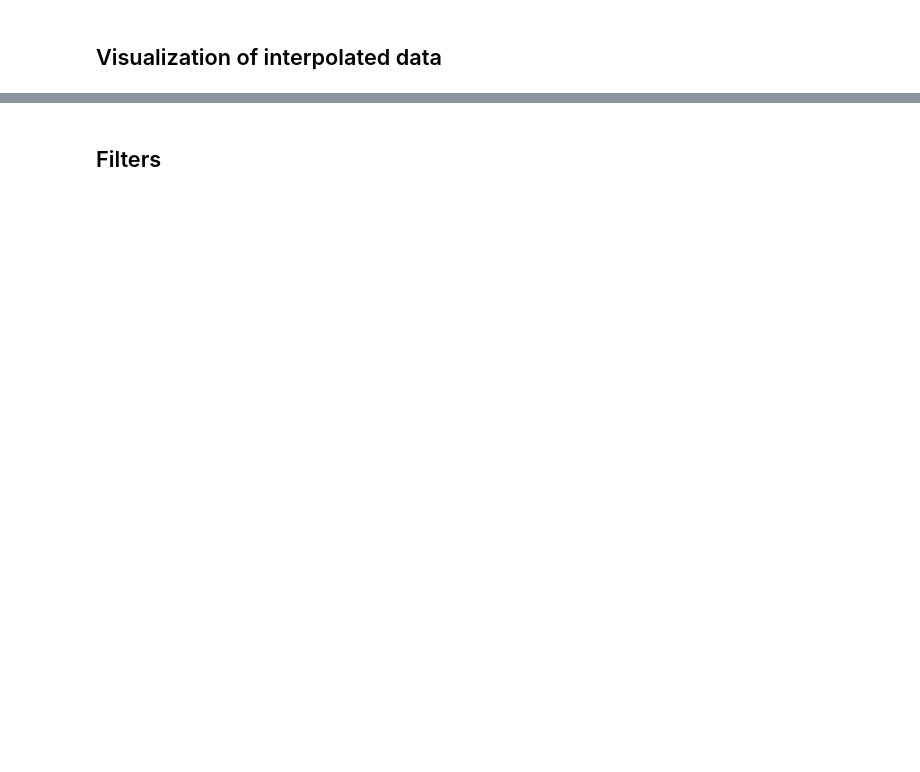
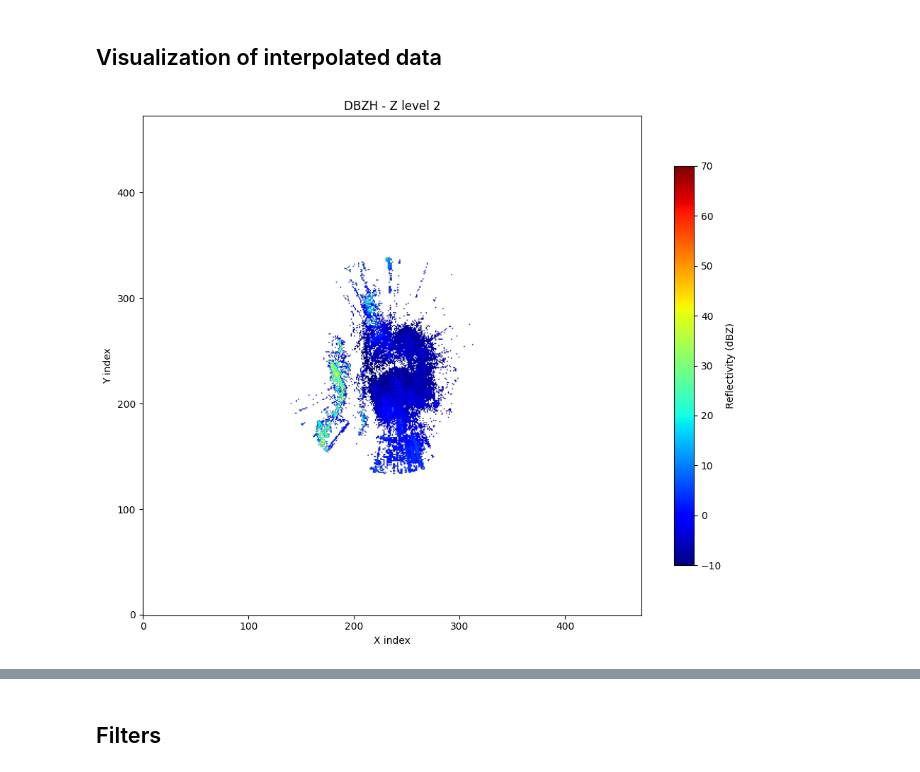
Before and after one commit to jgmarti84/gl-radarlib, a Jupyter notebook: examples/radar_grid/radar_grid_examples_with_visualization.ipynb, the cells around one changed output, grey strips where cells are left out. Cells and saved outputs as stored; diff of their text form; code cells hidden in the pictures; blank space fills up the shorter version.

```diff
--- a/examples/radar_grid/radar_grid_examples_with_visualization.ipynb
+++ b/examples/radar_grid/radar_grid_examples_with_visualization.ipynb
@@ -28,4 +23,4 @@ from radarlib.radar_grid import (
 )
 # %%
-geometry_dir = '/workspaces/radarlib/data/geometry/RMA1'
+geometry_dir = '/workspaces/radarlib/data/geometries/'
 os.listdir(geometry_dir)
@@ -31,0 +32,4 @@ os.listdir(geometry_dir)
+# %%
+netcdf_dir = "/workspaces/radarlib/app/data/radares/RMA1/netcdf/"
+# DEFAULT_RADAR_FILE = "./app/data/radares/RMA1/netcdf/RMA1_0315_01_20260318T141818Z.nc""
+os.listdir(netcdf_dir)
@@ -37,7 +59,7 @@ print("RADAR_GRID MODULE - INTERPOLATION")
 print("=" * 60)
 
 # Load radar
-file = '/workspaces/radarlib/data/radares/RMA1/netcdf/RMA1_0315_01_20251208T191648Z.nc'
+file = os.path.join(netcdf_dir, 'RMA1_0315_01_20260318T145417Z.nc')
 # file = '/workspaces/radarlib/data/radares/RMA1/netcdf/RMA1_0315_02_20251208T191243Z.nc'
 
 radar = pyart.io.read(file)
@@ -53,7 +75,7 @@ for k, v in info.items():
 print("\n2. LOAD GEOMETRY")
 
 print("-" * 40)
-geometry = load_geometry(f'{geometry_dir}/RMA1_0315_01_RES1500_TOA12000_FAC017_MR250_geometry.npz')
+geometry = load_geometry(os.path.join(geometry_dir, 'RMA1_0315_01_RES1000x600_TOA15000_HF1p0000_MR900_MN1_NB1p30_BSP1p10_nearest_geometry.npz'))
 # geometry = load_geometry(f'{geometry_dir}/RMA1_0315_02_RES1000_TOA12000_FAC022_MR400_geometry.npz')
 print(geometry)
 
@@ -110 +148,5 @@ plot_grid_slice(grids['DBZH'], z_index=1, field_name='DBZH')
+# %%
+plot_grid_slice(grids['DBZH'], z_index=2, field_name='DBZH')
+# %% [output]
+[figure, added]
 # %%
```
Also changed, not shown: parts of 14 cells of this notebook, 13 other files.
